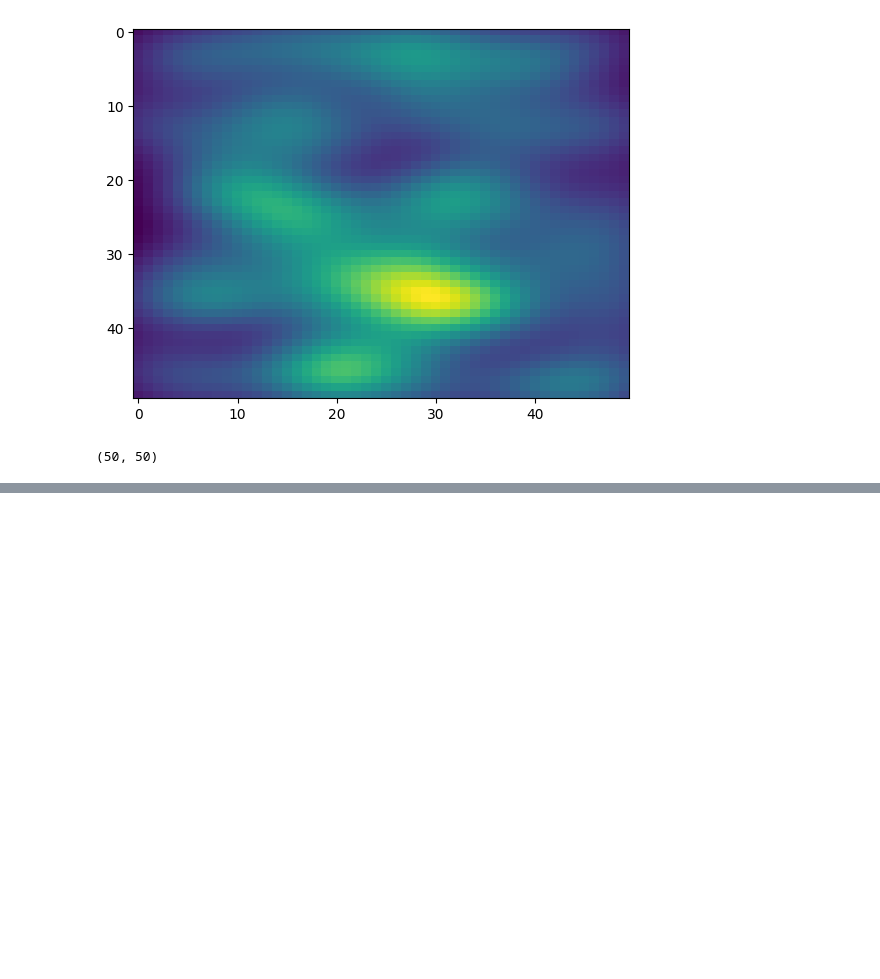
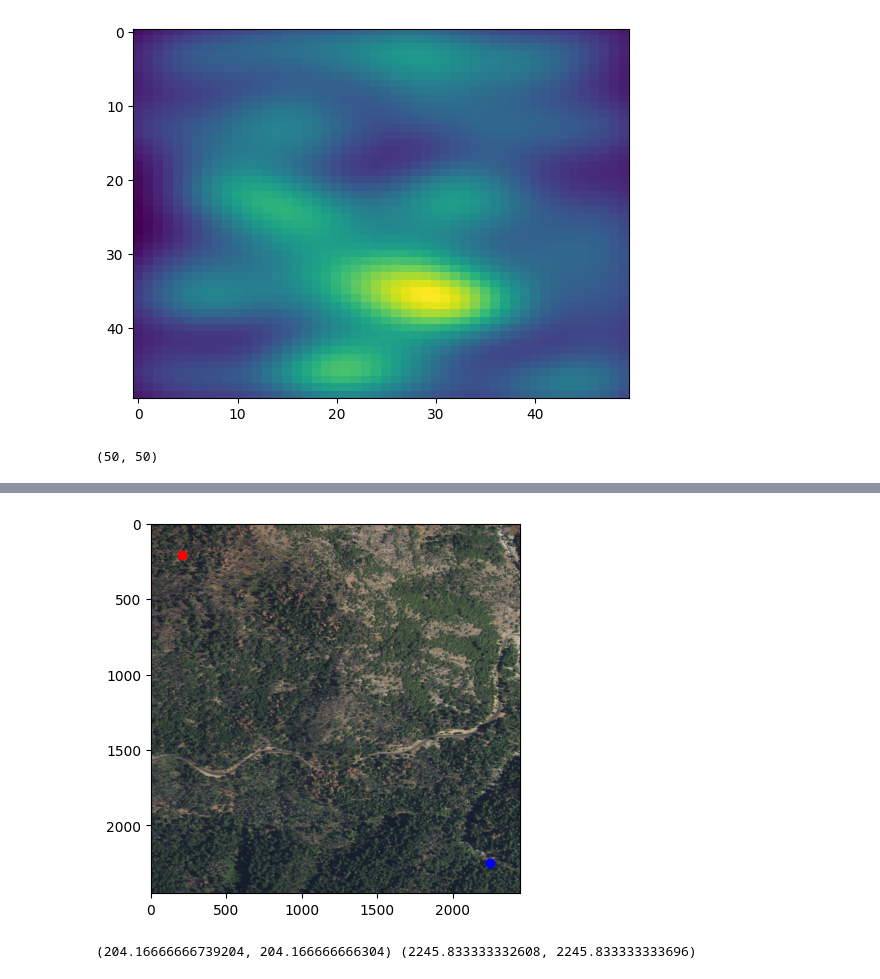
Before and after one commit to pilipb/BioAI, a Jupyter notebook: deepforest_test.ipynb, the cells around one changed output, grey strips where cells are left out. Drawn from its saved outputs; the diff is of its cells as text; code cells hidden in the pictures; blank space fills up the shorter version.

```diff
--- a/deepforest_test.ipynb
+++ b/deepforest_test.ipynb
@@ -217,0 +208,17 @@ True
+# %%
+# overlay the lat, lon points on the image
+fig, ax = plt.subplots()
+ax.imshow(image)
+ax.scatter((coord_A.getInfo().get("coordinates")[0] - lon_min) / box_width * image.shape[1],
+            (coord_A.getInfo().get("coordinates")[1] - lat_min) / box_height * image.shape[0], color="red")
+ax.scatter((coord_B.getInfo().get("coordinates")[0] - lon_min) / box_width * image.shape[1],
+            (coord_B.getInfo().get("coordinates")[1] - lat_min) / box_height * image.shape[0], color="blue")
+plt.show()
+
+# give the points as pixel coordinates
+pixel_A = (coord_A.getInfo().get("coordinates")[0] - lon_min) / box_width * image.shape[1], (coord_A.getInfo().get("coordinates")[1] - lat_min) / box_height * image.shape[0]
+pixel_B = (coord_B.getInfo().get("coordinates")[0] - lon_min) / box_width * image.shape[1], (coord_B.getInfo().get("coordinates")[1] - lat_min) / box_height * image.shape[0]
+print(pixel_A, pixel_B)
+# %% [output]
+[figure, added]
+(204.16666666739204, 204.166666666304) (2245.833333332608, 2245.833333333696)
```
Also changed, not shown: parts of 5 cells of this notebook.
